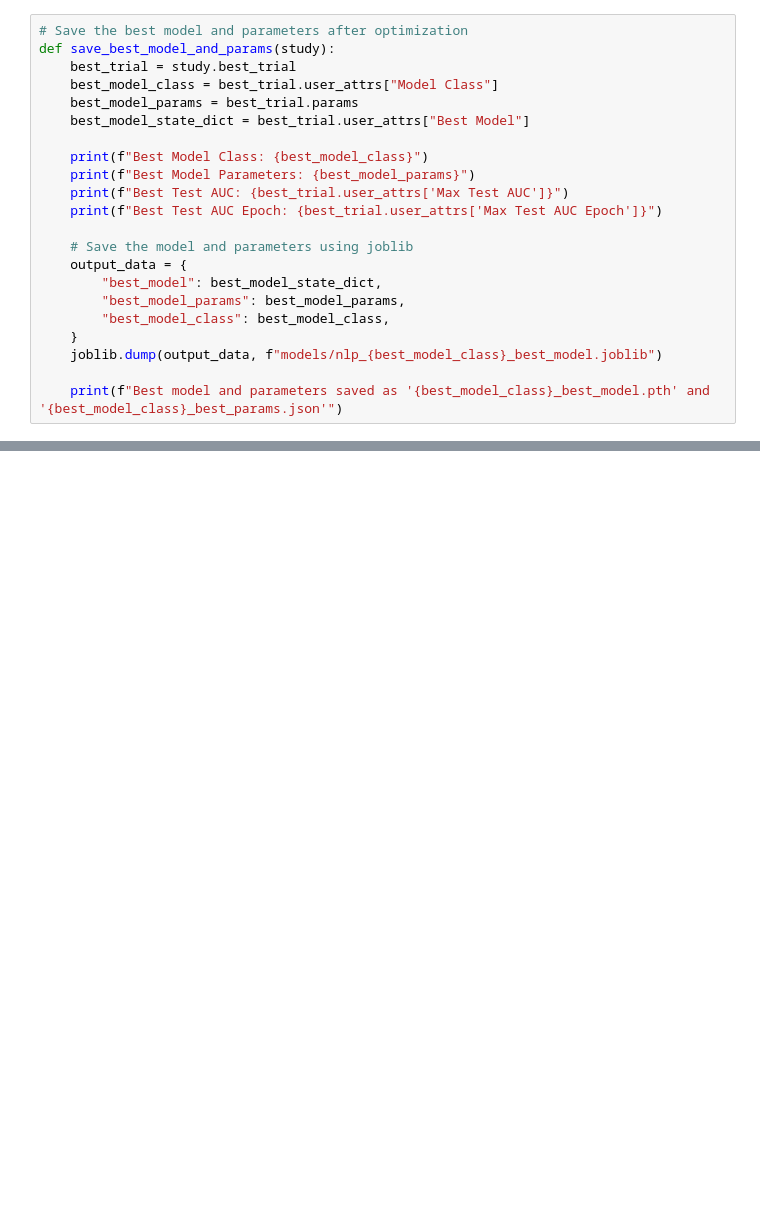
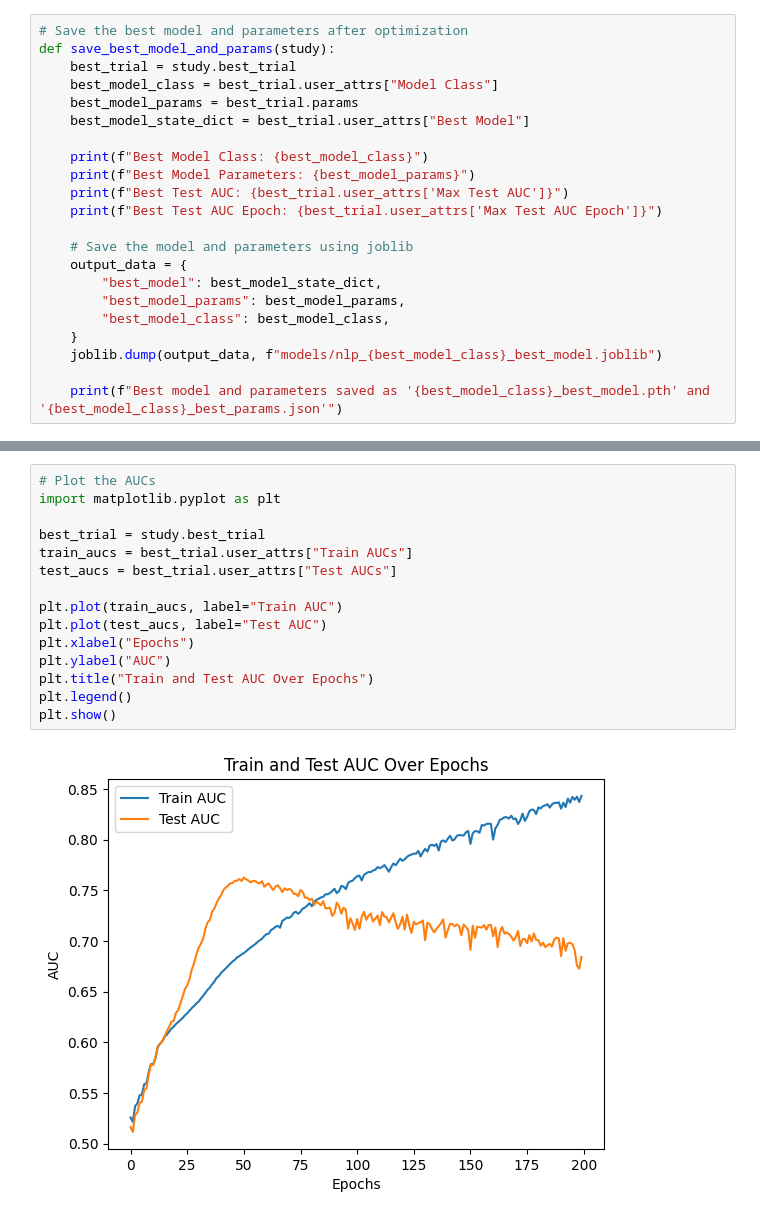
Before and after one commit to ongxuanhong/dili-drug-liver-interaction, a Jupyter notebook: 07.5_rnn_training.ipynb, the cells around one changed output, grey strips where cells are left out. Cells and saved outputs as stored; diff of their text form; blank space fills up the shorter version.

```diff
--- a/07.5_rnn_training.ipynb
+++ b/07.5_rnn_training.ipynb
@@ -587,0 +588,17 @@ Best model and parameters saved as 'LSTMModel_best_model.pth' and 'LSTMModel_bes
+# %%
+# Plot the AUCs
+import matplotlib.pyplot as plt
+
+best_trial = study.best_trial
+train_aucs = best_trial.user_attrs["Train AUCs"]
+test_aucs = best_trial.user_attrs["Test AUCs"]
+
+plt.plot(train_aucs, label="Train AUC")
+plt.plot(test_aucs, label="Test AUC")
+plt.xlabel("Epochs")
+plt.ylabel("AUC")
+plt.title("Train and Test AUC Over Epochs")
+plt.legend()
+plt.show()
+# %% [output]
+[figure, added]
```
Also changed, not shown: parts of 2 cells of this notebook, 1 other file.
